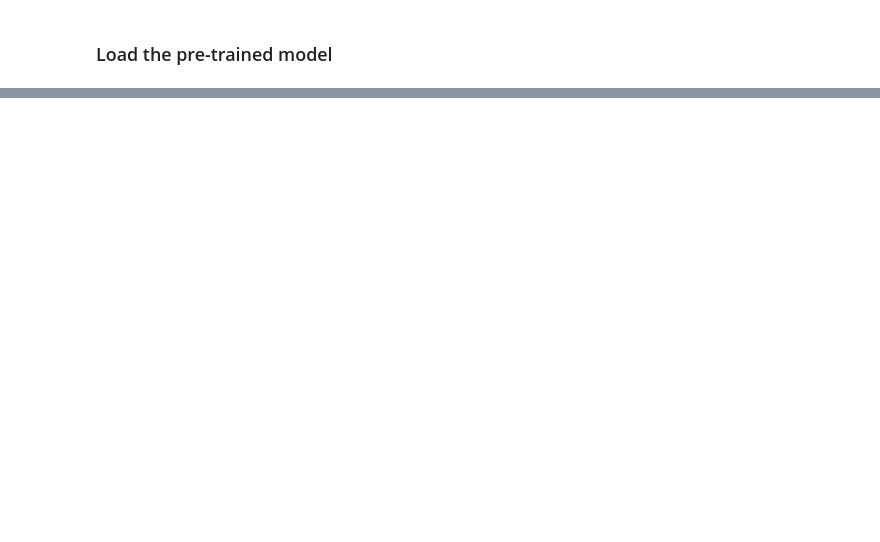
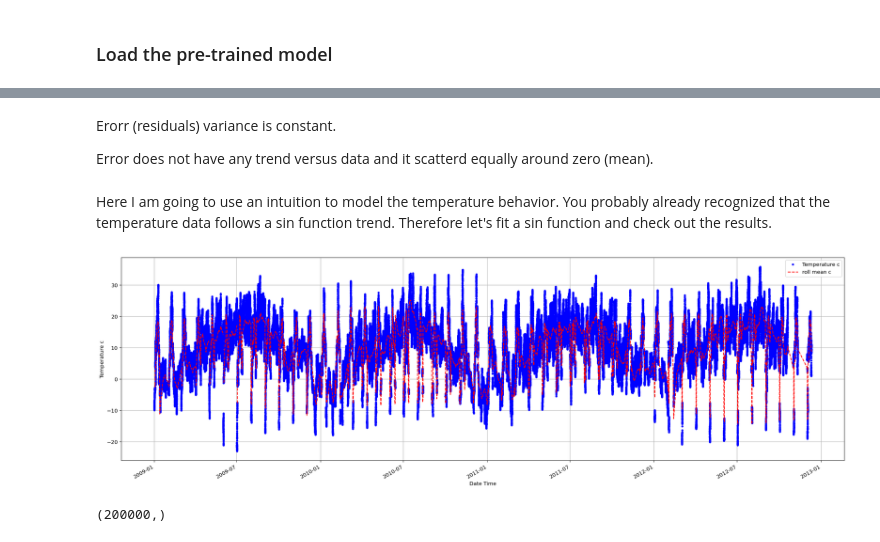
Before and after one commit to Atashnezhad/Time_series_project, a Jupyter notebook: Code/P03_04_LSTM_Multivariate.ipynb, the cells around one changed output, grey strips where cells are left out. Saved outputs shown, nothing was run; the diff lists cells and outputs as text; code cells hidden in the pictures; blank space fills up the shorter version.

```diff
--- a/Code/P03_04_LSTM_Multivariate.ipynb
+++ b/Code/P03_04_LSTM_Multivariate.ipynb
@@ -488,0 +428,32 @@ plt.savefig("../Figures/" + section_fig_main_title + "LSTM12HoursAhead.png")
+# %% [markdown]
+Erorr (residuals) variance is constant.
+
+Error does not have any trend versus data and it scatterd equally around zero (mean).
+# %% [markdown]
+Here I am going to use an intuition to model the temperature behavior. You probably already recognized that the temperature data follows a sin function trend. Therefore let's fit a sin function and check out the results.
+# %%
+sub_df = df['T (degC)'][0:200_000]
+
+sub_df.plot(kind='line', style='.',
+                    figsize=(25,8),
+                    grid=True, label='Temperature c',
+                    ylabel="Temperature c",
+                    c='b',
+                    )
+
+rolmean = pd.Series(sub_df).rolling(window=1000).mean()
+rolmean.plot(kind='line', style='--',
+                    #figsize=(12,8),
+                    grid=True, label='roll mean c',
+                    ylabel="Temperature c",
+                    c='r',
+                    )
+plt.legend()
+plt.show()
+# %% [output]
+[figure, added]
+# %%
+sub_df.values
+sub_df.shape
+# %% [output]
+(200000,)
```
Also changed, not shown: parts of 30 cells of this notebook, 2 other files.
